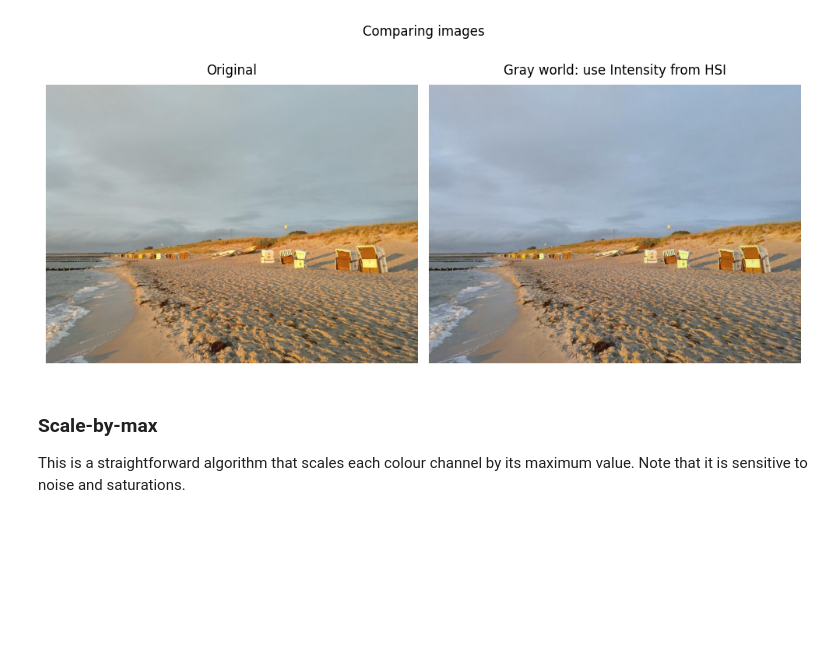
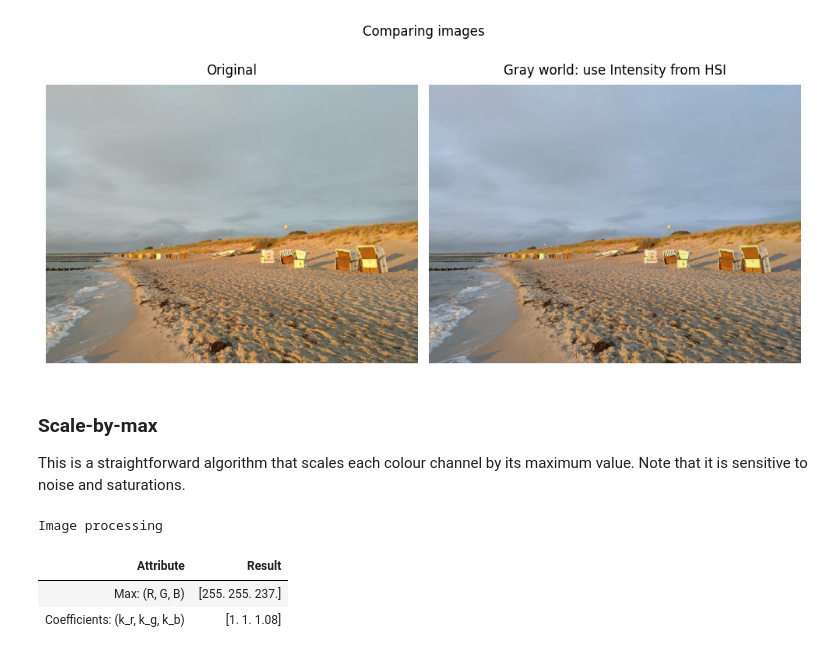
Before and after one commit to BogdanPinchuk/ComputerVision-PBY_HW2, a Jupyter notebook: Bohdan_Pinchuk_CV_HW2.ipynb, the cells around one changed output. Saved outputs shown, nothing was run; the diff lists cells and outputs as text; code cells hidden in the pictures; blank space fills up the shorter version.

```diff
--- a/Bohdan_Pinchuk_CV_HW2.ipynb
+++ b/Bohdan_Pinchuk_CV_HW2.ipynb
@@ -570,0 +556,41 @@ plt.subplot(122), plt.imshow(balanced)
+# %%
+# Scale-by-max
+
+import cv2
+import numpy as np
+import apps.reporter as rpt
+
+# Input data
+
+# Solution
+
+# Compute the mean values for all three colour channels (red, green, blue)
+max_r = np.max(img_r).astype(float)
+max_g = np.max(img_g).astype(float)
+max_b = np.max(img_b).astype(float)
+
+# Compute the coefficients kr, kg, kb
+kr = 255.0 / max_r
+kg = 255.0 / max_g
+kb = 255.0 / max_b
+
+temp_r = img_r * kr
+temp_g = img_g * kg
+temp_b = img_b * kb
+
+# Apply color balancing and generate the balanced image
+balanced_sbm = cv2.merge([temp_r, temp_g, temp_b])
+balanced_sbm = np.clip(balanced_sbm, 0, 255).astype(np.uint8)
+
+rp = rpt.Reporter()
+rp.tolerance = 2
+rp.add_item("Max: (R, G, B)", rp.format_matrix(np.array([max_r, max_g, max_b])))
+rp.add_item("Coefficients: (k_r, k_g, k_b)", rp.format_matrix(np.array([kr, kg, kb])))
+
+# Print results
+rp.print_pd_report("Image processing")
+# %% [output]
+Image processing
+| Attribute | Result |
+| Max: (R, G, B) | [255. 255. 237.] |
+| Coefficients: (k_r, k_g, k_b) | [1. 1. 1.08] |
```
Also changed, not shown: parts of 2 cells of this notebook.
